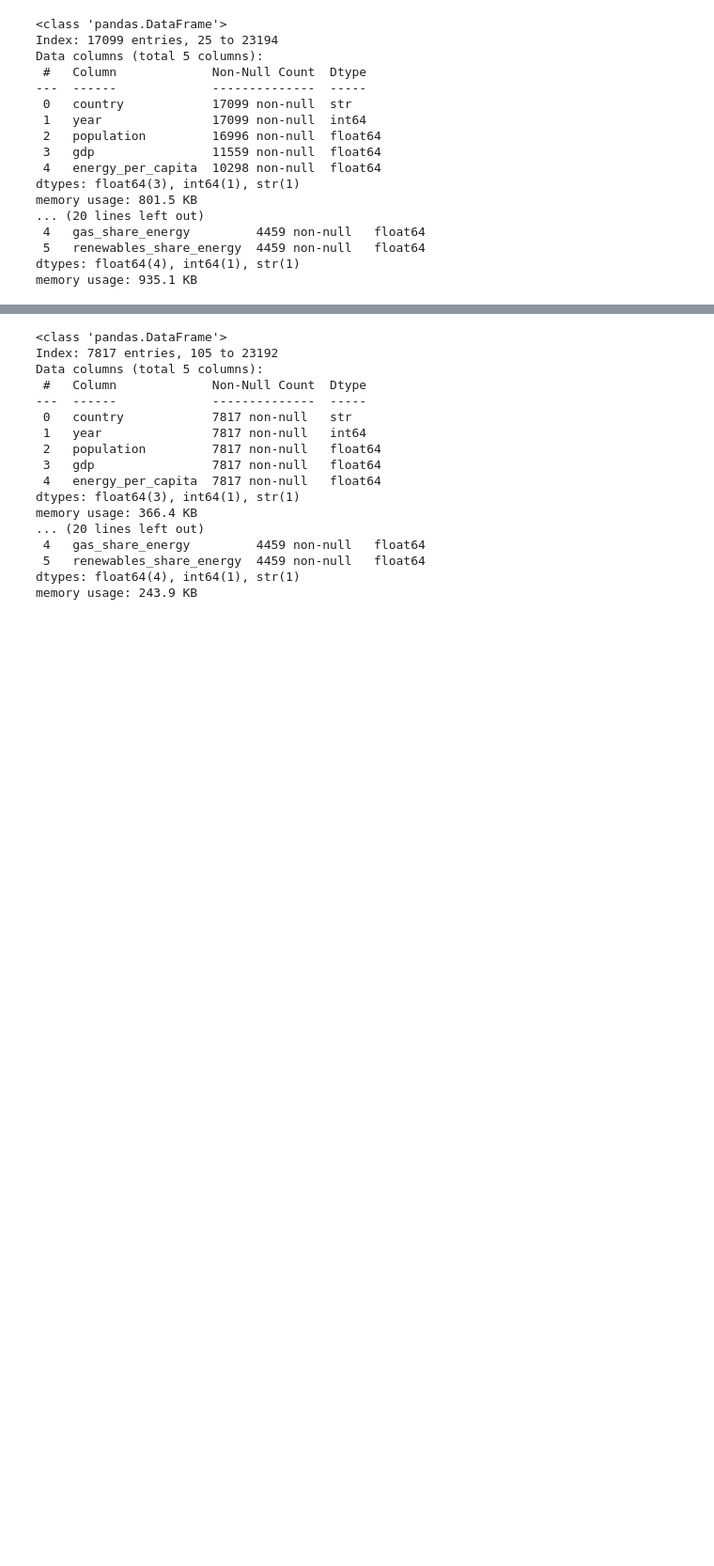
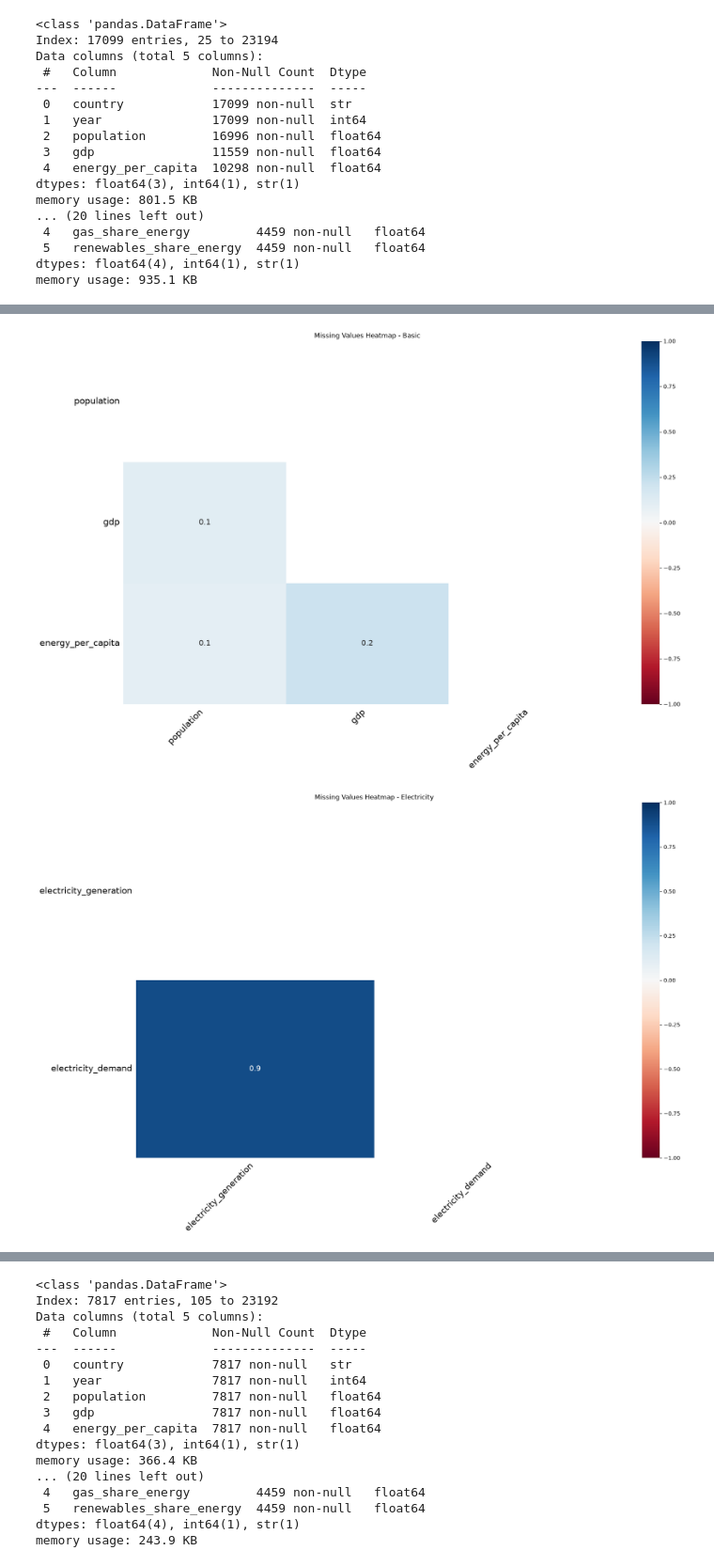
Before and after one commit to MichalG315/AWDP_Project, a Jupyter notebook: notebooks/main.ipynb, the cells around one changed output, grey strips where cells are left out. Shown at 94% size. Saved outputs shown, nothing was run; the diff lists cells and outputs as text; code cells hidden in the pictures; blank space fills up the shorter version.

```diff
--- a/notebooks/main.ipynb
+++ b/notebooks/main.ipynb
@@ -91,0 +133,14 @@ memory usage: 935.1 KB
+# %%
+#Heat map analysis of missing values
+msno.heatmap(basic)
+plt.title("Missing Values Heatmap - Basic")
+plt.show()
+msno.heatmap(electricity)
+plt.title("Missing Values Heatmap - Electricity")
+plt.show()
+msno.heatmap(mix)
+plt.title("Missing Values Heatmap - Mix")
+plt.show()
+# %% [output]
+[figure, added]
+[figure, added]
```
Also changed, not shown: parts of 8 cells of this notebook.
